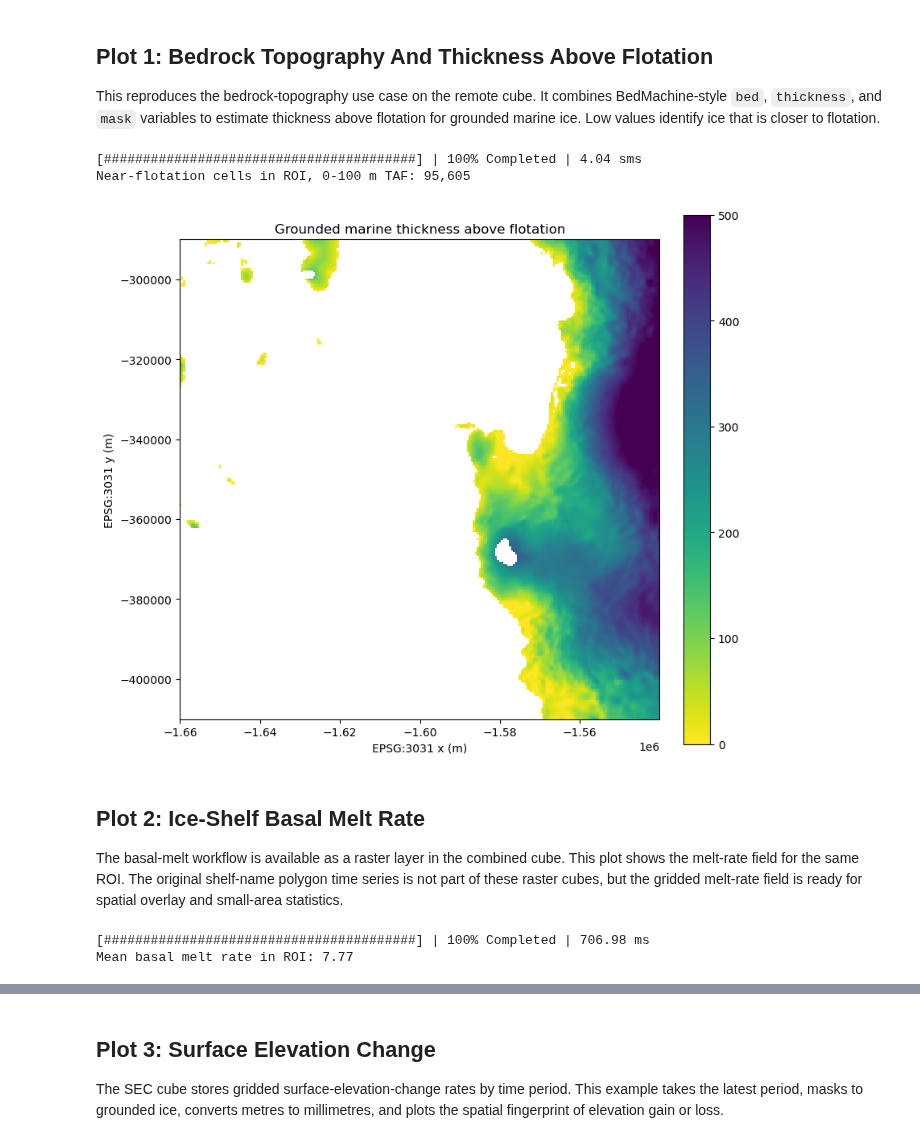
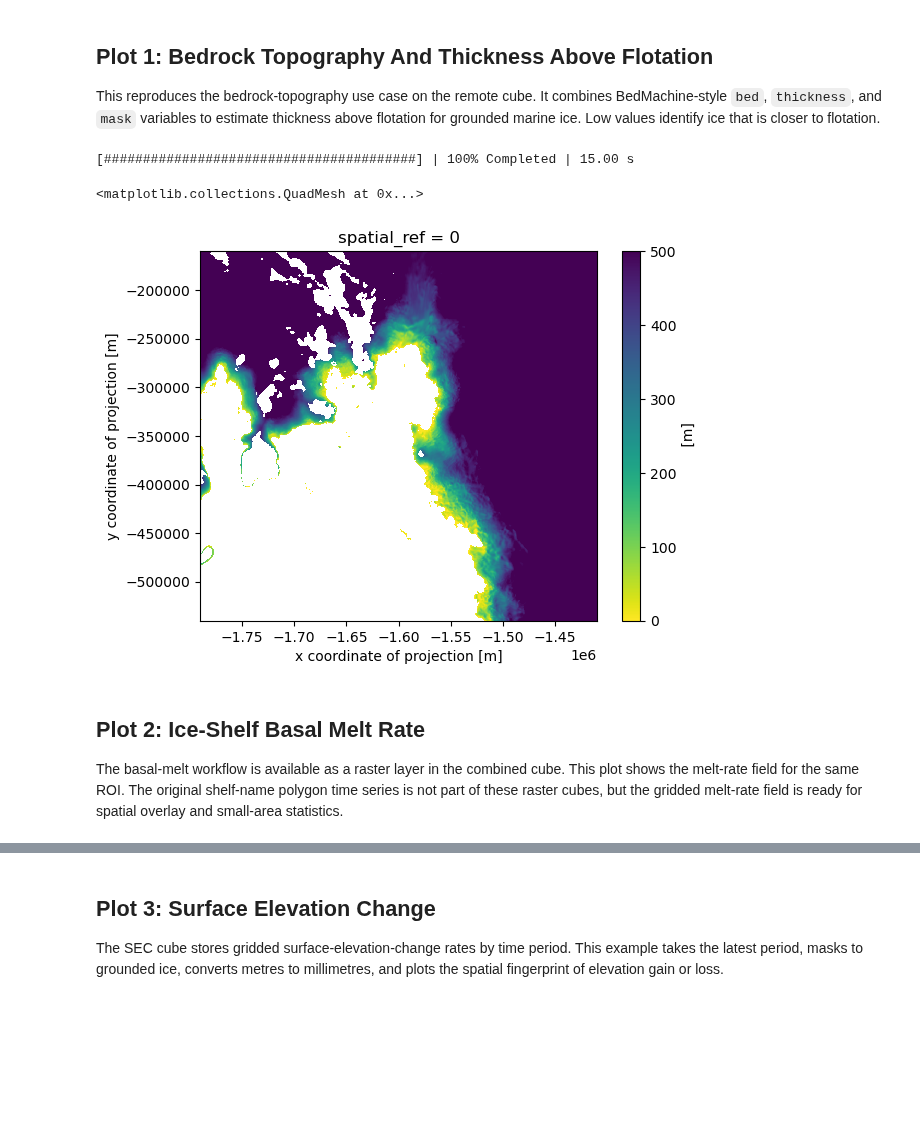
Before and after one commit to ESA-EarthCODE/polar_hackathon, a Jupyter notebook: 2_Datacube/1_remote_cube_access.ipynb, the cells around one changed output, grey strips where cells are left out. Cells and saved outputs as stored; diff of their text form; code cells hidden in the pictures; blank space fills up the shorter version.

Commit message:
cube access refactor

```diff
--- a/2_Datacube/1_remote_cube_access.ipynb
+++ b/2_Datacube/1_remote_cube_access.ipynb
@@ -107,0 +28,12 @@ cube_summary
+# %%
+cube_paths = [
+    "https://s3.waw4-1.cloudferro.com/EarthCODE/OSCAssets/antarctica_cube/icetemp.zarr",
+    "https://s3.waw4-1.cloudferro.com/EarthCODE/OSCAssets/antarctica_cube/sec.zarr",
+    "https://s3.waw4-1.cloudferro.com/EarthCODE/OSCAssets/antarctica_cube/antarctica-combined.zarr",
+    "https://s3.waw4-1.cloudferro.com/EarthCODE/OSCAssets/antarctica_cube/icemask_composite.zarr/",
+    "https://s3.waw4-1.cloudferro.com/EarthCODE/OSCAssets/antarctica_cube/ice_velocity.zarr",
+]
+
+ds = xr.open_mfdataset(cube_paths, engine="zarr", chunks={}, compat="no_conflicts")
+
+ds
@@ -176,0 +64,9 @@ def compute_with_progress(*objects: Any) -> tuple[Any, ...]:
+# %%
+x_index = int(np.abs(ds["x"].values - ROI_CENTER_XY_M[0]).argmin())
+y_index = int(np.abs(ds["y"].values - ROI_CENTER_XY_M[1]).argmin())
+x_slice = slice(x_index - ROI_HALF_WIDTH_CELLS, x_index + ROI_HALF_WIDTH_CELLS + 1)
+y_slice = slice(y_index - ROI_HALF_WIDTH_CELLS, y_index + ROI_HALF_WIDTH_CELLS + 1)
+
+small = ds.isel(x=x_slice, y=y_slice).chunk({"x": -1, "y": -1})
+
+small
@@ -184,34 +98,22 @@ to flotation.
 # %%
 rho_ice = 917.0
 rho_water = 1027.0
 
-bed = combined["bedrock_topography_bed"]
-thickness = combined["bedrock_topography_thickness"]
-bedmachine_mask = combined["bedrock_topography_mask"]
+bed = small["bedrock_topography_bed"]
+thickness = small["bedrock_topography_thickness"]
+mask = small["bedrock_topography_mask"]
 
-grounded_ice = bedmachine_mask == 2
-marine_grounded_ice = grounded_ice & (bed < 0)
-flotation_thickness = xr.where(bed < 0, -(rho_water / rho_ice) * bed, 0.0)
+flotation_thickness = xr.where(bed < 0, -(rho_water / rho_ice) * bed, 0)
+taf = (thickness - flotation_thickness).where((mask == 2) & (bed < 0)).clip(0, 500)
 
-taf = (thickness - flotation_thickness).where(marine_grounded_ice)
-taf_for_plot = taf.clip(min=0, max=500)
-near_flotation_cells = ((taf >= 0) & (taf <= 100)).sum()
+with ProgressBar():
+    taf = taf.compute()
+
+taf.plot(cmap="viridis_r", vmin=0, vmax=500)
+# %% [output]
+[########################################] | 100% Completed | 15.00 s
+<matplotlib.collections.QuadMesh at 0x...>
+[figure, added]
-# %%
-taf_for_plot, near_flotation_cells = compute_with_progress(taf_for_plot, near_flotation_cells)
-print(f"Near-flotation cells in ROI, 0-100 m TAF: {int(near_flotation_cells.values):,}")
-# %% [output]
-[########################################] | 100% Completed | 4.04 sms
-Near-flotation cells in ROI, 0-100 m TAF: 95,605
-# %%
-fig, ax = plt.subplots(figsize=(8, 7), constrained_layout=True)
-taf_for_plot.plot(ax=ax, cmap="viridis_r", vmin=0, vmax=500, add_colorbar=True)
-ax.set_title("Grounded marine thickness above flotation")
-ax.set_xlabel("EPSG:3031 x (m)")
-ax.set_ylabel("EPSG:3031 y (m)")
-ax.set_aspect("equal")
-plt.show()
-# %% [output]
-[figure, removed]
 # %% [markdown]
 ## Plot 2: Ice-Shelf Basal Melt Rate
 
@@ -225,6 +123,0 @@ basal_melt_mean = basal_melt.mean(skipna=True)
-# %%
-basal_melt_plot, basal_melt_mean = compute_with_progress(basal_melt, basal_melt_mean)
-print(f"Mean basal melt rate in ROI: {float(basal_melt_mean.values):.3g}")
-# %% [output]
-[########################################] | 100% Completed | 706.98 ms
-Mean basal melt rate in ROI: 7.77
```
Also changed, not shown: parts of 35 cells of this notebook, 2 other files.
